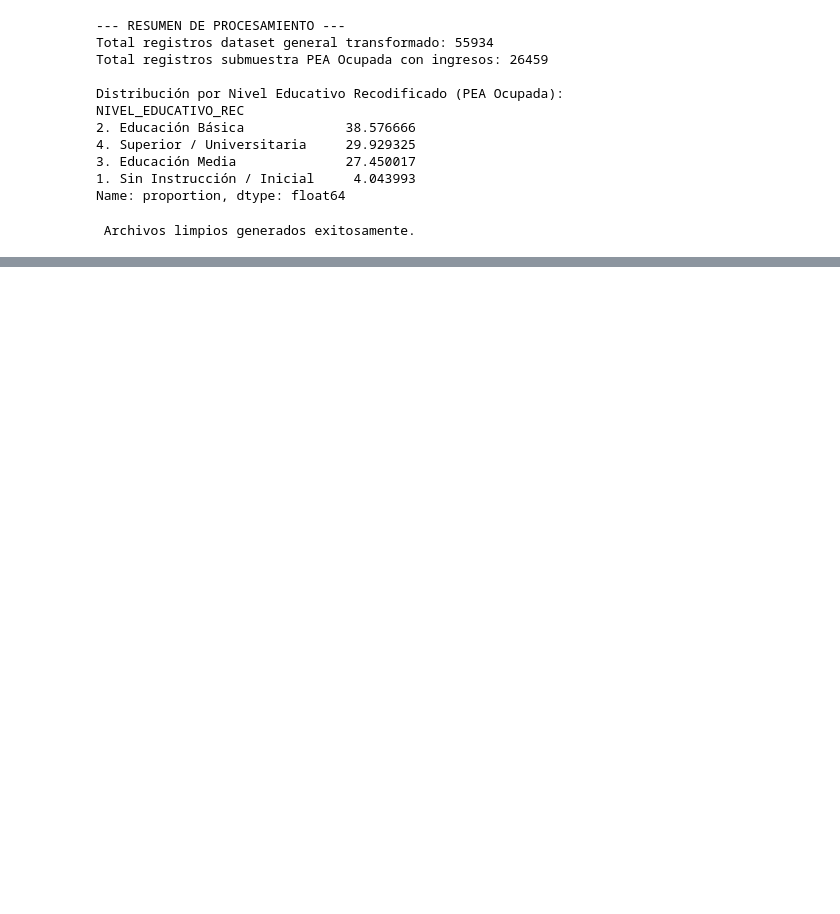
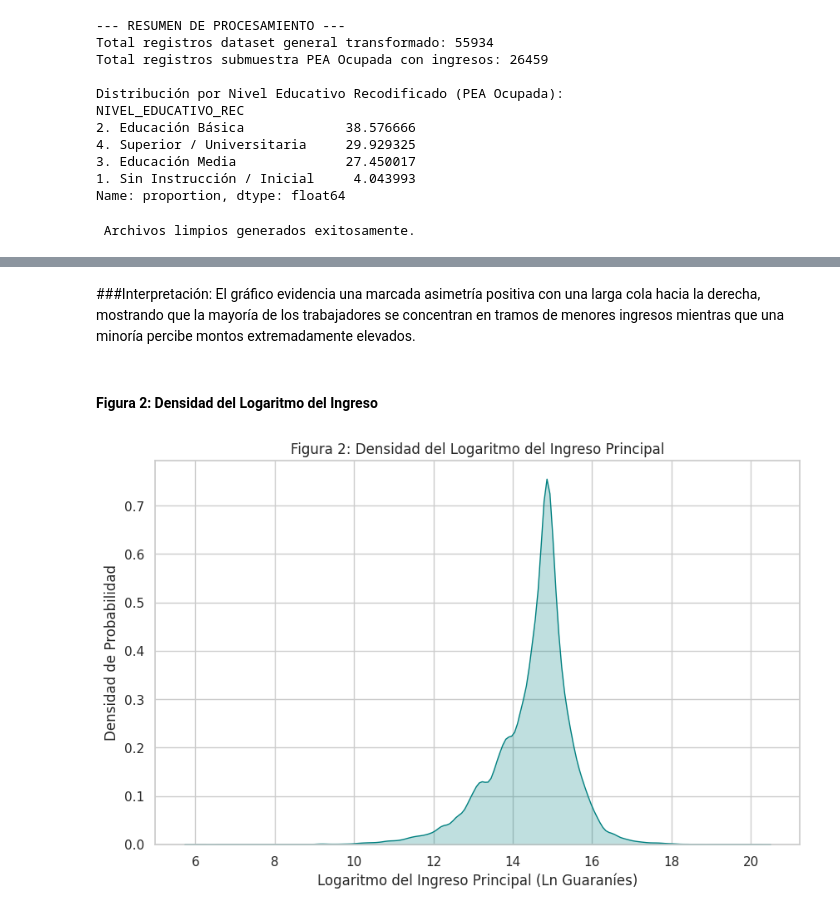
Before and after one commit to fiomusmeci-rgb/Proyecto_DataScience, a Jupyter notebook: notebooks/Notebook.ipynb, the cells around one changed output, grey strips where cells are left out. Cells and saved outputs as stored; diff of their text form; code cells hidden in the pictures; blank space fills up the shorter version.

```diff
--- a/notebooks/Notebook.ipynb
+++ b/notebooks/Notebook.ipynb
@@ -181,0 +398,13 @@ print("\n Archivos limpios generados exitosamente.")
+# %% [markdown]
+###Interpretación: El gráfico evidencia una marcada asimetría positiva con una larga cola hacia la derecha, mostrando que la mayoría de los trabajadores se concentran en tramos de menores ingresos mientras que una minoría percibe montos extremadamente elevados.
+# %% [markdown]
+#### Figura 2: Densidad del Logaritmo del Ingreso
+# %%
+plt.figure(figsize=(10, 6))
+sns.kdeplot(df_pea['LN_INGPRINC'].dropna(), fill=True, color='teal')
+plt.title('Figura 2: Densidad del Logaritmo del Ingreso Principal')
+plt.xlabel('Logaritmo del Ingreso Principal (Ln Guaraníes)')
+plt.ylabel('Densidad de Probabilidad')
+plt.show()
+# %% [output]
+[figure, added]
```
Also changed, not shown: parts of 28 cells of this notebook, 2 other files.
